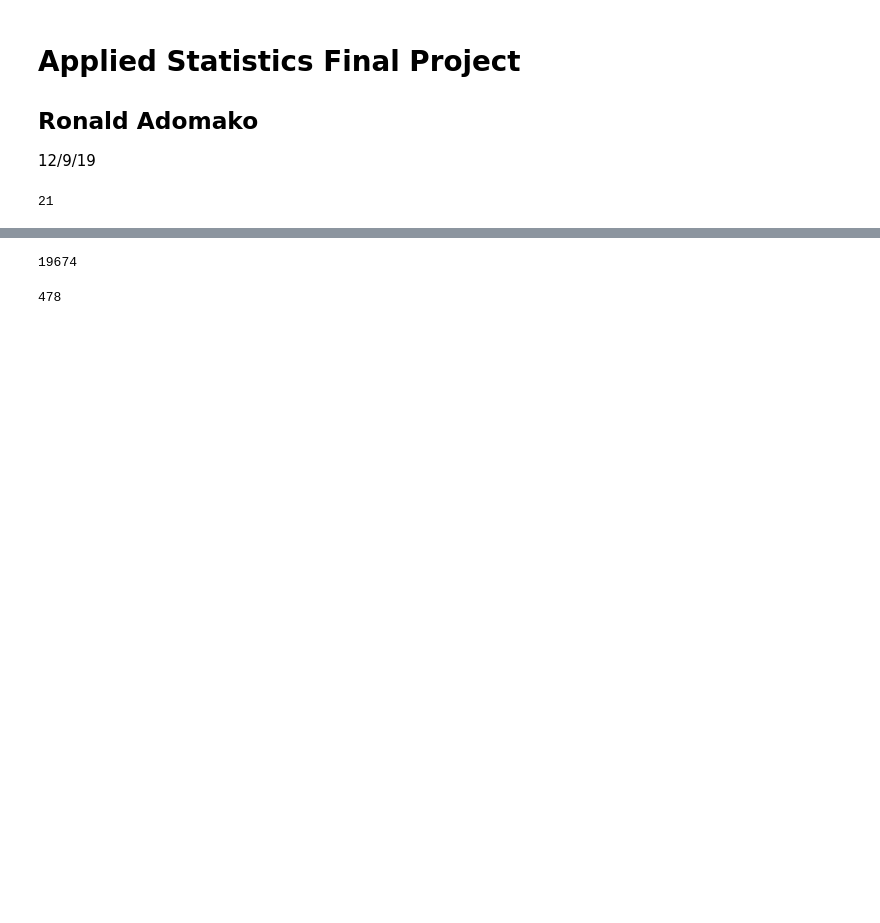
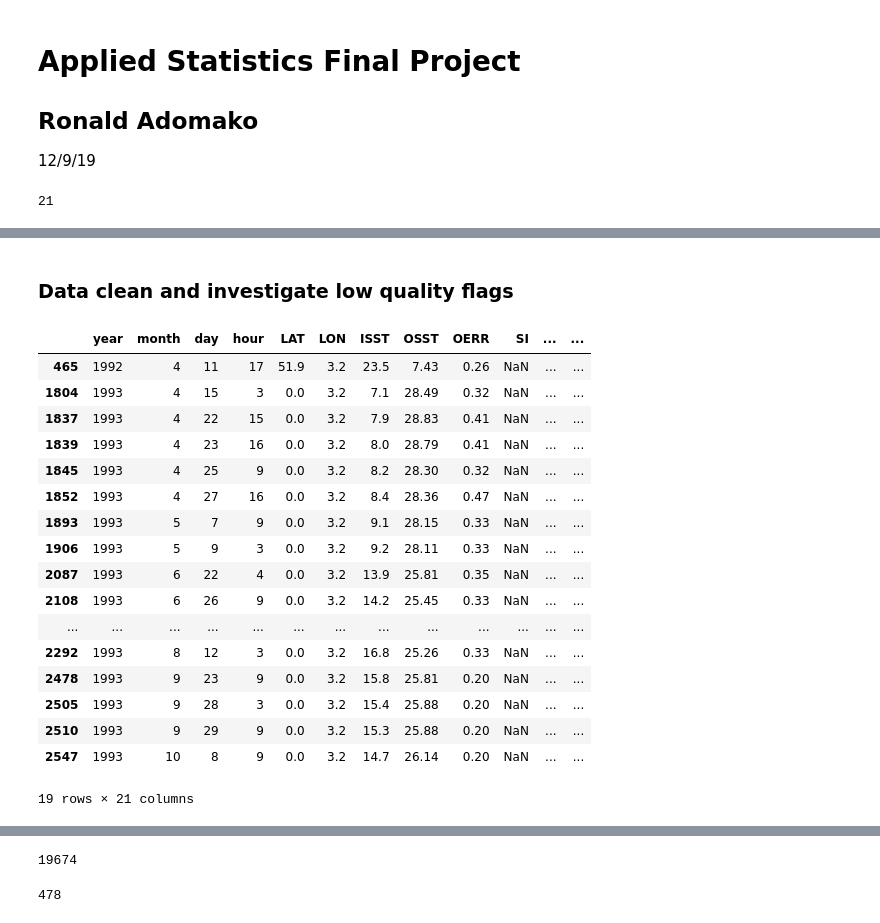
Before and after one commit to adomakor412/Applied_Statistics, a Jupyter notebook: Final/Final_Project_1_data_set.ipynb, the cells around one changed output, grey strips where cells are left out. Saved outputs shown, nothing was run; the diff lists cells and outputs as text; code cells hidden in the pictures; blank space fills up the shorter version.

```diff
--- a/Final/Final_Project_1_data_set.ipynb
+++ b/Final/Final_Project_1_data_set.ipynb
@@ -29,0 +61,23 @@ SH = pd.read_csv("SH_GDLS.csv", names = column)
+# %% [markdown]
+### Data clean and investigate low quality flags
+# %%
+MB[MB['ICflag']==0]
+# %% [output]
+|  | year | month | day | hour | LAT | LON | ISST | OSST | OERR | SI | ... | ... |
+| 465 | 1992 | 4 | 11 | 17 | 51.9 | 3.2 | 23.5 | 7.43 | 0.26 | NaN | ... | ... |
+| 1804 | 1993 | 4 | 15 | 3 | 0.0 | 3.2 | 7.1 | 28.49 | 0.32 | NaN | ... | ... |
+| 1837 | 1993 | 4 | 22 | 15 | 0.0 | 3.2 | 7.9 | 28.83 | 0.41 | NaN | ... | ... |
+| 1839 | 1993 | 4 | 23 | 16 | 0.0 | 3.2 | 8.0 | 28.79 | 0.41 | NaN | ... | ... |
+| 1845 | 1993 | 4 | 25 | 9 | 0.0 | 3.2 | 8.2 | 28.30 | 0.32 | NaN | ... | ... |
+| 1852 | 1993 | 4 | 27 | 16 | 0.0 | 3.2 | 8.4 | 28.36 | 0.47 | NaN | ... | ... |
+| 1893 | 1993 | 5 | 7 | 9 | 0.0 | 3.2 | 9.1 | 28.15 | 0.33 | NaN | ... | ... |
+| 1906 | 1993 | 5 | 9 | 3 | 0.0 | 3.2 | 9.2 | 28.11 | 0.33 | NaN | ... | ... |
+| 2087 | 1993 | 6 | 22 | 4 | 0.0 | 3.2 | 13.9 | 25.81 | 0.35 | NaN | ... | ... |
+| 2108 | 1993 | 6 | 26 | 9 | 0.0 | 3.2 | 14.2 | 25.45 | 0.33 | NaN | ... | ... |
+| ... | ... | ... | ... | ... | ... | ... | ... | ... | ... | ... | ... | ... |
+| 2292 | 1993 | 8 | 12 | 3 | 0.0 | 3.2 | 16.8 | 25.26 | 0.33 | NaN | ... | ... |
+| 2478 | 1993 | 9 | 23 | 9 | 0.0 | 3.2 | 15.8 | 25.81 | 0.20 | NaN | ... | ... |
+| 2505 | 1993 | 9 | 28 | 3 | 0.0 | 3.2 | 15.4 | 25.88 | 0.20 | NaN | ... | ... |
+| 2510 | 1993 | 9 | 29 | 9 | 0.0 | 3.2 | 15.3 | 25.88 | 0.20 | NaN | ... | ... |
+| 2547 | 1993 | 10 | 8 | 9 | 0.0 | 3.2 | 14.7 | 26.14 | 0.20 | NaN | ... | ... |
+19 rows × 21 columns
```
Also changed, not shown: parts of 13 cells of this notebook.
